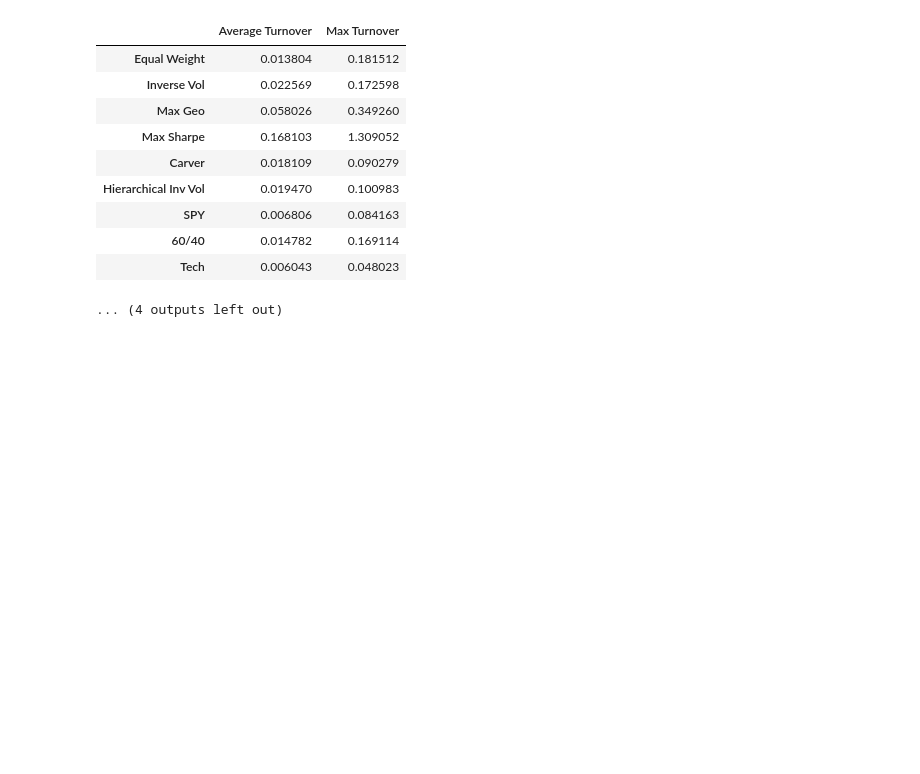
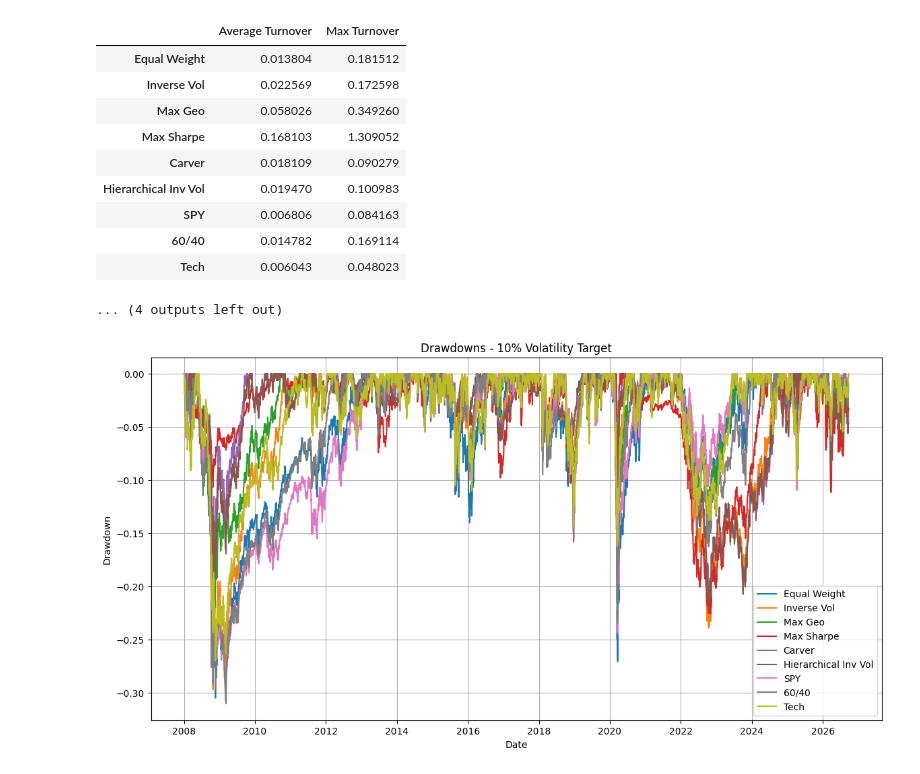
Before and after one commit to liadslnt/smart-portfolio, a Jupyter notebook: notebooks/04_backtesting.ipynb, the cells around one changed output. Saved outputs shown, nothing was run; the diff lists cells and outputs as text; code cells hidden in the pictures; blank space fills up the shorter version.

Commit message:
add drawdown graph

```diff
--- a/notebooks/04_backtesting.ipynb
+++ b/notebooks/04_backtesting.ipynb
@@ -280,3 +280,19 @@ VOL-TARGETED TURNOVER
 | 60/40 | 0.014782 | 0.169114 |
 | Tech | 0.006043 | 0.048023 |
 ... (4 outputs left out)
+# %%
+targeted_drawdown = targeted_wealth / targeted_wealth.cummax() - 1
+
+plt.figure(figsize=(14, 7))
+
+for strategy in targeted_drawdown.columns:
+    plt.plot(targeted_drawdown.index, targeted_drawdown[strategy], label=strategy)
+
+plt.title("Drawdowns - 10% Volatility Target")
+plt.xlabel("Date")
+plt.ylabel("Drawdown")
+plt.legend()
+plt.grid(True)
+plt.show()
+# %% [output]
+[figure, added]
```
Also changed, not shown: 3 other files.
